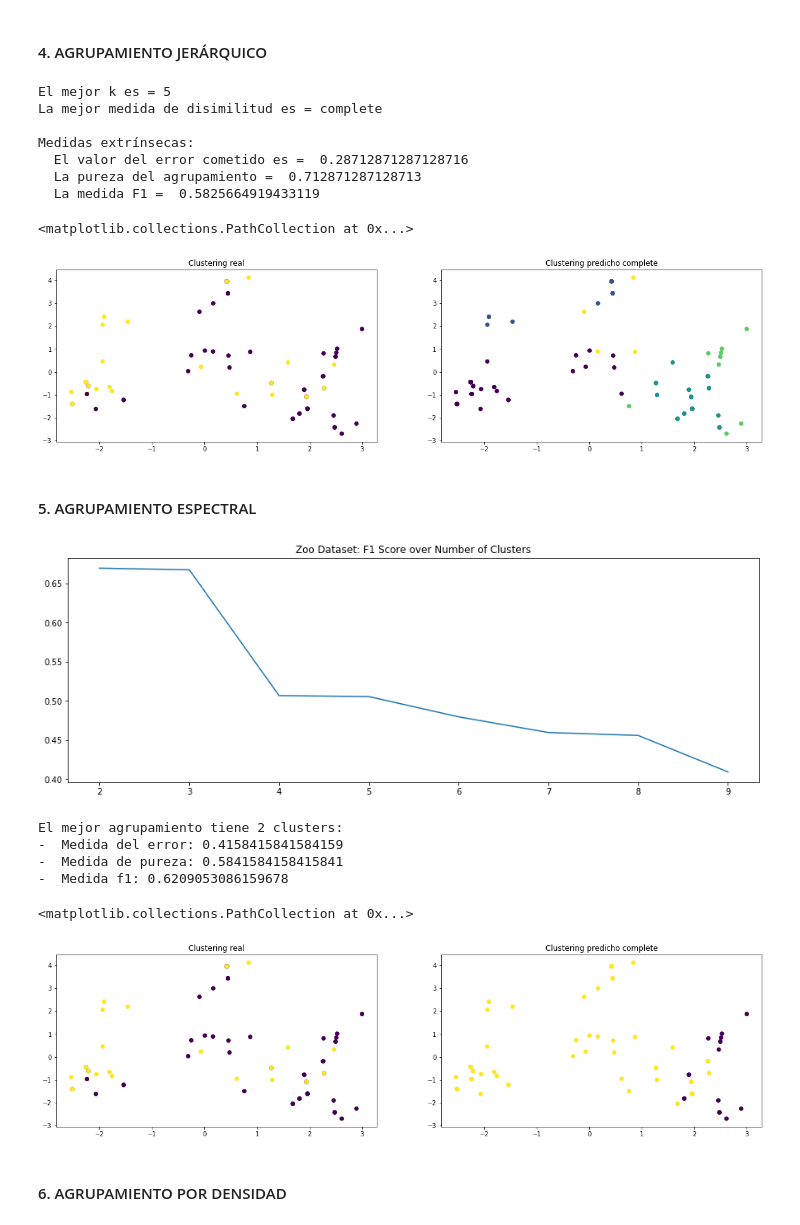
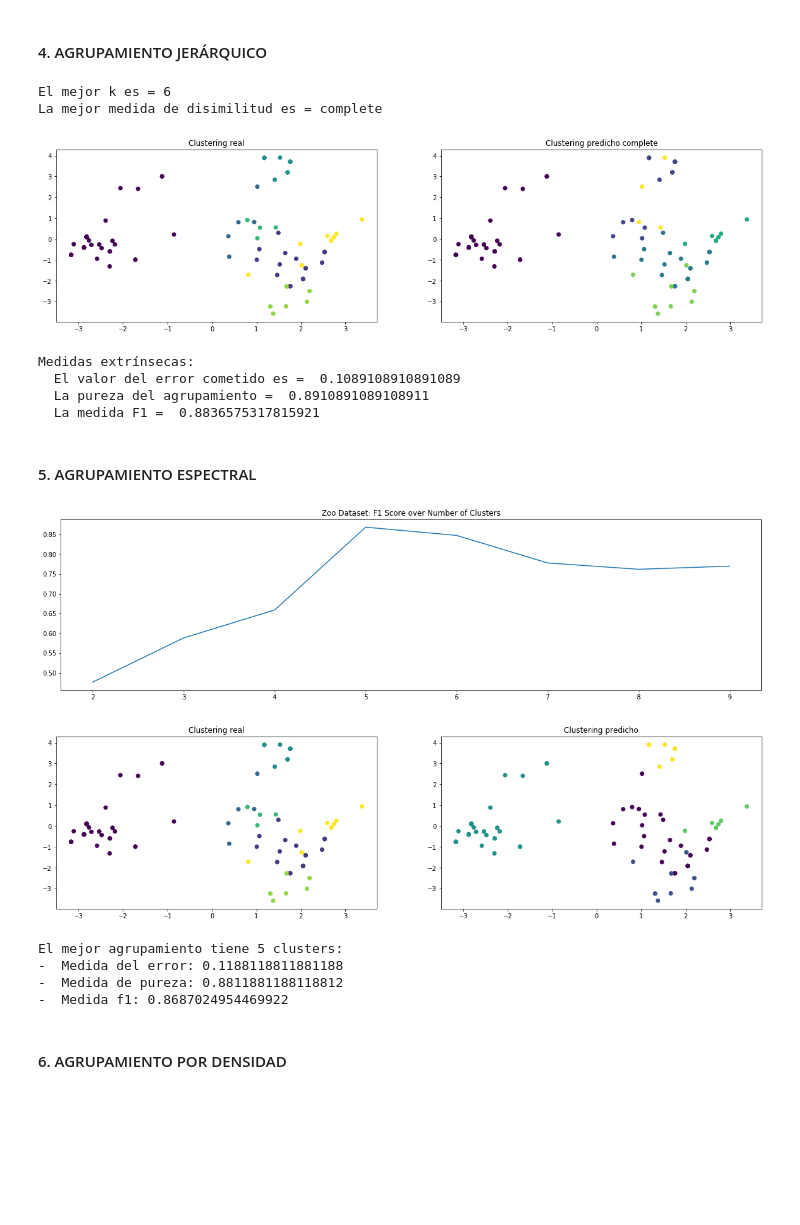
Before and after one commit to alvaronavarroguz/06MAIR-Aprendizaje-No-Supervisado, a Jupyter notebook: Trabajo_Final/Trabajo_Final.ipynb, the cells around one changed output. Saved outputs shown, nothing was run; the diff lists cells and outputs as text; code cells hidden in the pictures; blank space fills up the shorter version.

```diff
--- a/Trabajo_Final/Trabajo_Final.ipynb
+++ b/Trabajo_Final/Trabajo_Final.ipynb
@@ -192,23 +192,25 @@ for n_clusters in range(MIN_CLUSTERS,MAX_CLUSTERS):
     f1_scores.append( medida_f1(confusion) )
 
 plt.figure(figsize=(20,5))
-plt.plot(list(range(MIN_CLUSTERS,MAX_CLUSTERS)), clusters_score )
+plt.plot(list(range(MIN_CLUSTERS,MAX_CLUSTERS)), f1_scores )
 plt.title("Zoo Dataset: F1 Score over Number of Clusters")
 plt.show()
 
 # Aplicar el mejor resultado
-best_n_clusters = np.argmax(clusters_score)
+best_n_clusters = np.argmax(f1_scores)
 y_pred = KMeans(n_clusters=MIN_CLUSTERS + best_n_clusters).fit_predict(PCs_zoo)
 confusion = matriz_confusion(zoo_label.values, y_pred)
-print("El mejor agrupamiento tiene {} clusters:".format(MIN_CLUSTERS + best_n_clusters))
-print("-  Medida del error:", medida_error(confusion.T))
-print("-  Medida de pureza:", medida_pureza(confusion))
-print("-  Medida f1:", medida_f1(confusion))
 
 # Mostrar resultados
 fig, ax = plt.subplots(1,2,figsize=(20,5))
 ax[0].set_title('Clustering real')
 ax[0].scatter(PCs_zoo[:,0], PCs_zoo[:,1], c=zoo_label)
-ax[1].set_title('Clustering predicho ' + mejor_disimilitud)
+ax[1].set_title('Clustering predicho')
 ax[1].scatter(PCs_zoo[:,0], PCs_zoo[:,1], c=y_pred)
+plt.show()
+
+print("El mejor agrupamiento tiene {} clusters:".format(MIN_CLUSTERS + best_n_clusters))
+print("-  Medida del error:", medida_error(confusion.T))
+print("-  Medida de pureza:", medida_pureza(confusion))
+print("-  Medida f1:", medida_f1(confusion))
 # %% [output]
@@ -265,74 +266,74 @@ clustering = linkage(PCs_zoo, mejor_disimilitud)
 # Calculamos la matriz de confusión
 mC = matriz_confusion(zoo_label, cut_tree(clustering, n_clusters=mejor_k).flatten())
 
-print('\nMedidas extrínsecas:')
-print('  El valor del error cometido es = ', medida_error(mC.T))
-print('  La pureza del agrupamiento = ', medida_pureza(mC))
-print('  La medida F1 = ', medida_f1(mC))
-
 # Mostrar resultados
 fig, ax = plt.subplots(1,2,figsize=(20,5))
 ax[0].set_title('Clustering real')
 ax[0].scatter(PCs_zoo[:,0], PCs_zoo[:,1], c = zoo_label)
 ax[1].set_title('Clustering predicho ' + mejor_disimilitud)
 ax[1].scatter(PCs_zoo[:,0], PCs_zoo[:,1], c=cut_tree(clustering, n_clusters=mejor_k).flatten())
+plt.show()
+
+print('\nMedidas extrínsecas:')
+print('  El valor del error cometido es = ', medida_error(mC.T))
+print('  La pureza del agrupamiento = ', medida_pureza(mC))
+print('  La medida F1 = ', medida_f1(mC))
 # %% [output]
-El mejor k es = 5
+El mejor k es = 6
 La mejor medida de disimilitud es = complete
-
-Medidas extrínsecas:
-  El valor del error cometido es =  0.28712871287128716
-  La pureza del agrupamiento =  0.712871287128713
-  La medida F1 =  0.5825664919433119
+[figure, new version]
-<matplotlib.collections.PathCollection at 0x...>
+Medidas extrínsecas:
+  El valor del error cometido es =  0.1089108910891089
+  La pureza del agrupamiento =  0.8910891089108911
+  La medida F1 =  0.8836575317815921
-[figure, old version]
 # %% [markdown]
 #### 5. AGRUPAMIENTO ESPECTRAL
 # %%
 #datos Lung: PCs_lung
 #datos Zoo: PCs_zoo, zoo_label
 
 from sklearn.cluster import SpectralClustering
 
 # Explorar la bondad del agrupamiento en función al número de clusters
 MIN_CLUSTERS = 2
 MAX_CLUSTERS = 10
 
 f1_scores = []
 for n_clusters in range(MIN_CLUSTERS,MAX_CLUSTERS):
     clf = SpectralClustering(n_clusters=n_clusters)
     y_pred = clf.fit_predict(PCs_zoo)
     confusion = matriz_confusion(zoo_label.values,y_pred)
     f1_scores.append( medida_f1(confusion) )
 
 plt.figure(figsize=(20,5))
-plt.plot(list(range(MIN_CLUSTERS,MAX_CLUSTERS)), clusters_score )
+plt.plot(list(range(MIN_CLUSTERS,MAX_CLUSTERS)), f1_scores )
 plt.title("Zoo Dataset: F1 Score over Number of Clusters")
 plt.show()
 
 # Aplicar el mejor resultado
-best_n_clusters = np.argmax(clusters_score)
+best_n_clusters = np.argmax(f1_scores)
 y_pred = SpectralClustering(n_clusters=MIN_CLUSTERS + best_n_clusters).fit_predict(PCs_zoo)
 confusion = matriz_confusion(zoo_label.values, y_pred)
-print("El mejor agrupamiento tiene {} clusters:".format(MIN_CLUSTERS + best_n_clusters))
-print("-  Medida del error:", medida_error(confusion.T))
-print("-  Medida de pureza:", medida_pureza(confusion))
-print("-  Medida f1:", medida_f1(confusion))
 
 # Mostrar resultados
 fig, ax = plt.subplots(1,2,figsize=(20,5))
 ax[0].set_title('Clustering real')
 ax[0].scatter(PCs_zoo[:,0], PCs_zoo[:,1], c=zoo_label)
-ax[1].set_title('Clustering predicho ' + mejor_disimilitud)
+ax[1].set_title('Clustering predicho')
 ax[1].scatter(PCs_zoo[:,0], PCs_zoo[:,1], c=y_pred)
+plt.show()
+
+print("El mejor agrupamiento tiene {} clusters:".format(MIN_CLUSTERS + best_n_clusters))
+print("-  Medida del error:", medida_error(confusion.T))
+print("-  Medida de pureza:", medida_pureza(confusion))
+print("-  Medida f1:", medida_f1(confusion))
 # %% [output]
-[figure, old version]
+[figure, new version]
+[figure, new version]
-El mejor agrupamiento tiene 2 clusters:
--  Medida del error: 0.4158415841584159
--  Medida de pureza: 0.5841584158415841
--  Medida f1: 0.6209053086159678
+El mejor agrupamiento tiene 5 clusters:
+-  Medida del error: 0.1188118811881188
+-  Medida de pureza: 0.8811881188118812
+-  Medida f1: 0.8687024954469922
-<matplotlib.collections.PathCollection at 0x...>
-[figure, old version]
 # %% [markdown]
 #### 6. AGRUPAMIENTO POR DENSIDAD
 # %%
```
Also changed, not shown: parts of 6 cells of this notebook.
